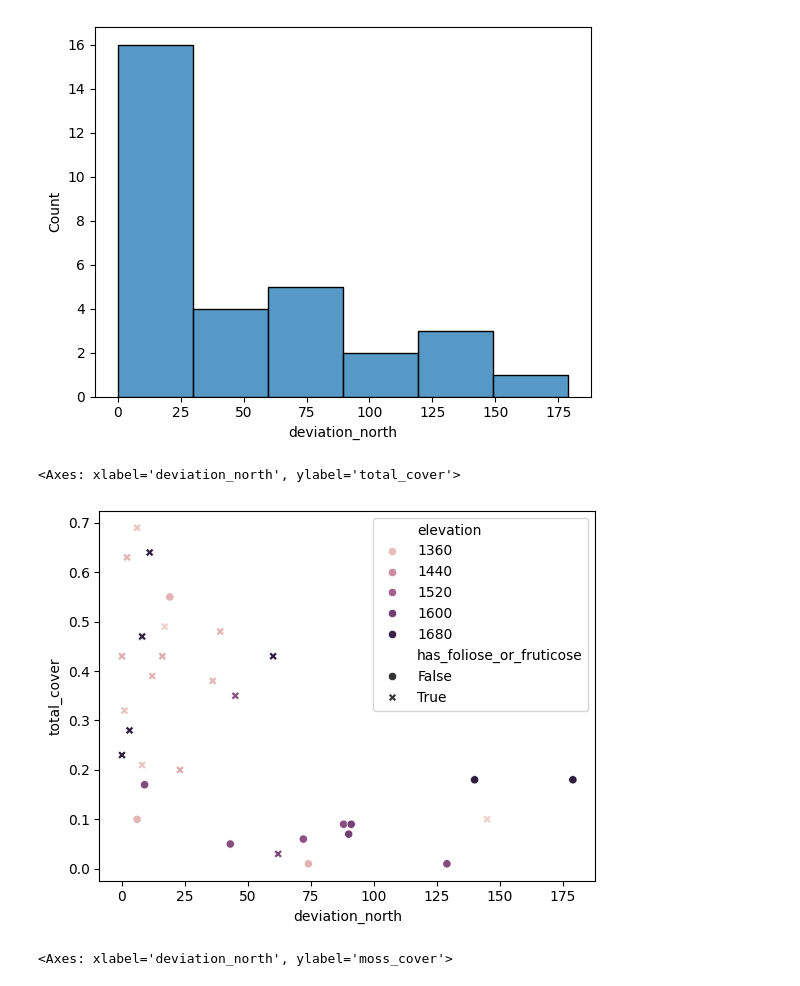
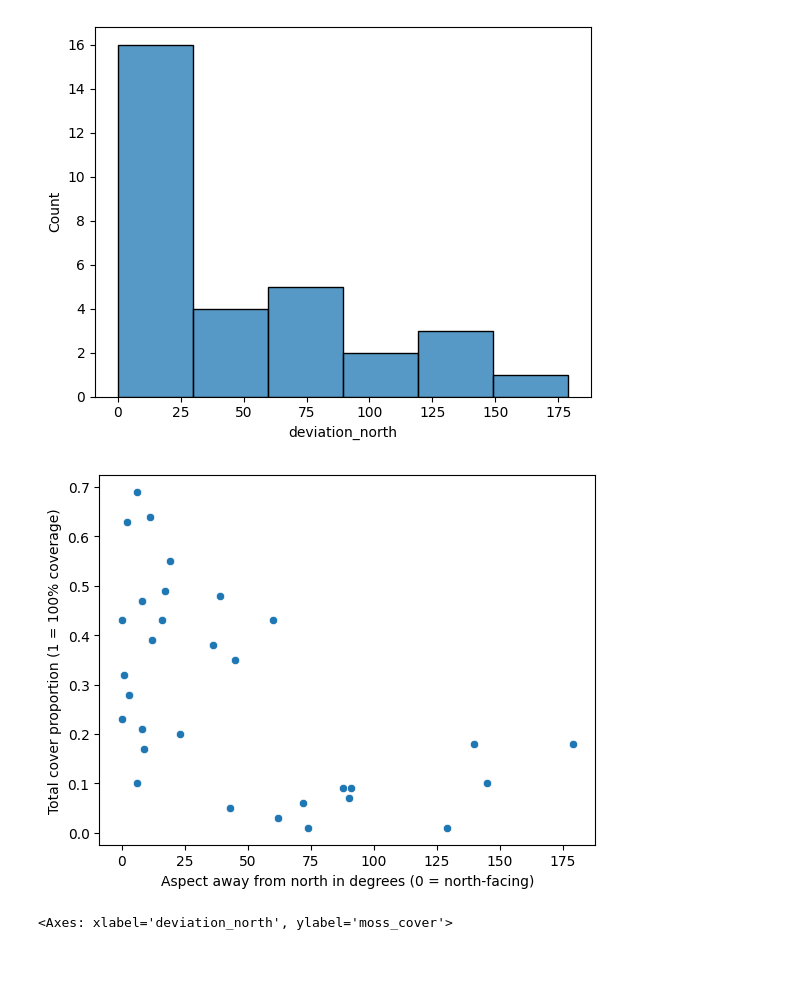
Before and after one commit to Sari-Parvillers/Vulnerable-Earth-TW1-2025, a Jupyter notebook: data_exploration.ipynb, the cells around one changed output. Drawn from its saved outputs; the diff is of its cells as text; code cells hidden in the pictures.

Commit message:
some tweaks to make graphs look nicer

```diff
--- a/data_exploration.ipynb
+++ b/data_exploration.ipynb
@@ -39,10 +39,12 @@ sns.histplot(df['deviation_north'])
 <Axes: xlabel='deviation_north', ylabel='Count'>
 [figure]
 # %%
-sns.scatterplot(df, x='deviation_north', y='total_cover', style='has_foliose_or_fruticose', hue='elevation')
+sns.scatterplot(df, x='deviation_north', y='total_cover')
+plt.xlabel('Aspect away from north in degrees (0 = north-facing)')
+plt.ylabel('Total cover proportion (1 = 100% coverage)')
+plt.show()
 # %% [output]
-<Axes: xlabel='deviation_north', ylabel='total_cover'>
-[figure, old version]
+[figure, new version]
 # %%
 sns.scatterplot(x=df['deviation_north'], y=df['moss_cover'])
 # %% [output]
```
Also changed, not shown: parts of 2 cells of this notebook, 1 other file.
